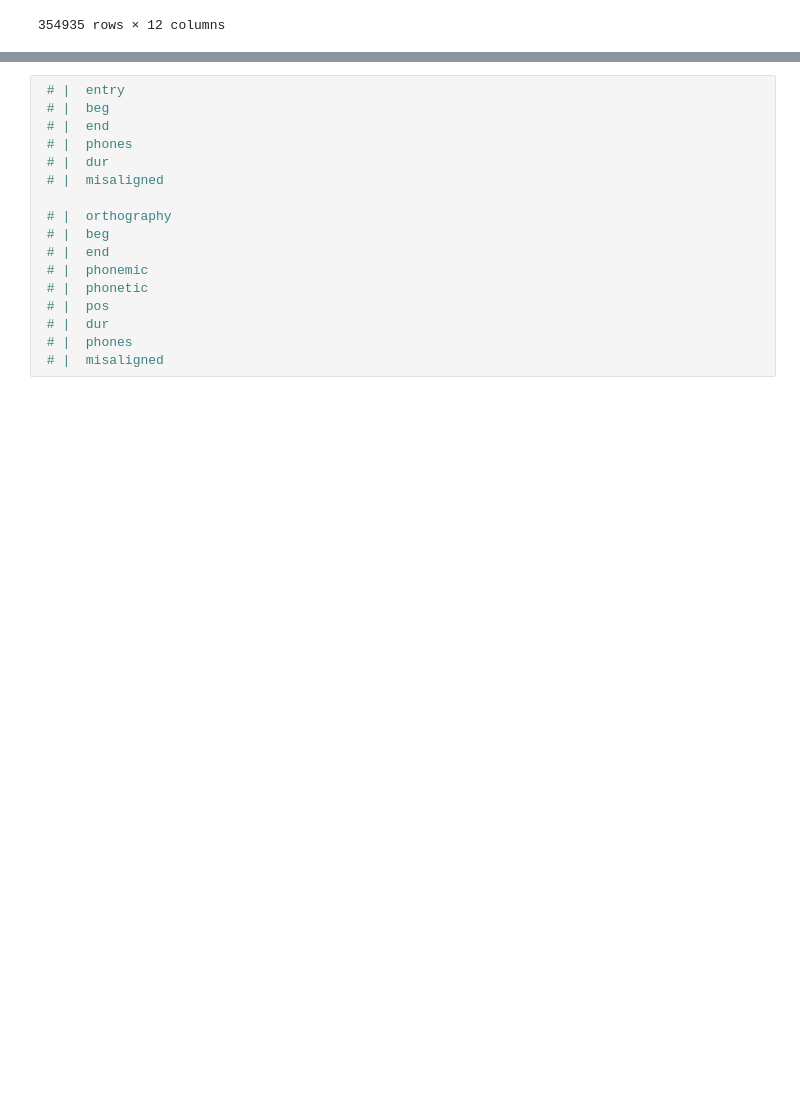
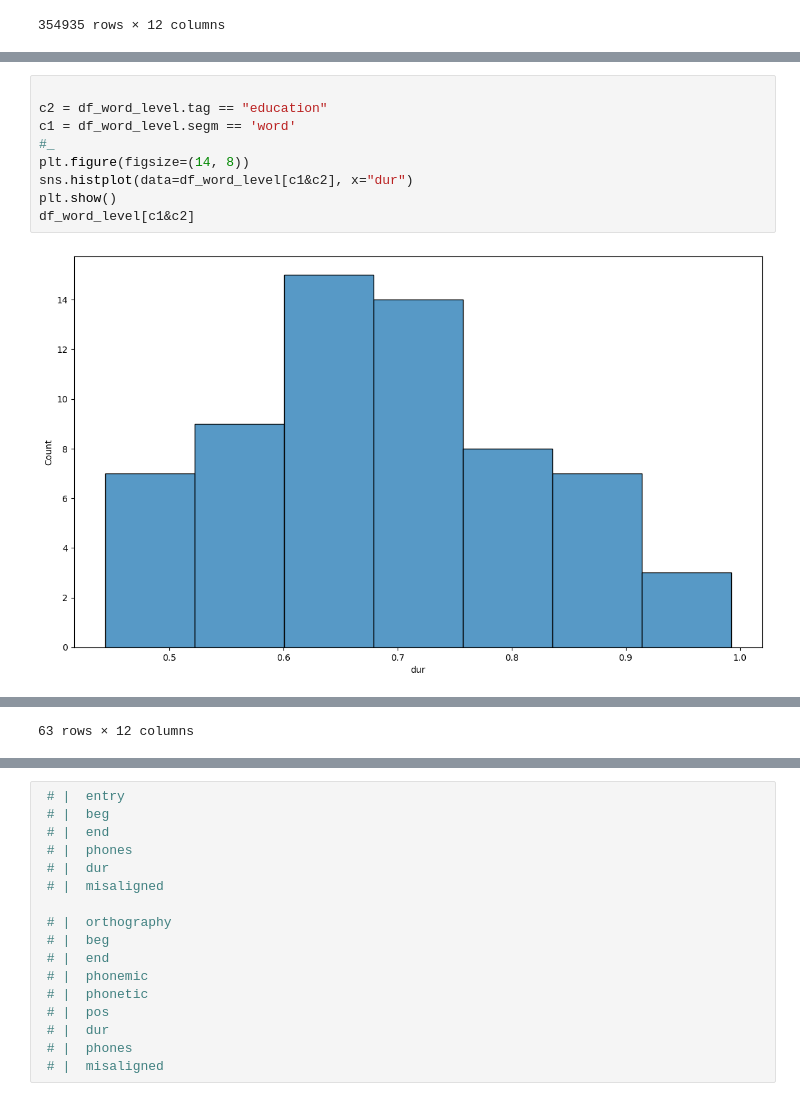
Before and after one commit to fredy-rojas/07_FR_phone, a Jupyter notebook: notebooks/01_data_expl/01_buckeyes/FR01_Buckeye_exploration.ipynb, the cells around one changed output, grey strips where cells are left out. Saved outputs shown, nothing was run; the diff lists cells and outputs as text; blank space fills up the shorter version.

```diff
--- a/notebooks/01_data_expl/01_buckeyes/FR01_Buckeye_exploration.ipynb
+++ b/notebooks/01_data_expl/01_buckeyes/FR01_Buckeye_exploration.ipynb
@@ -629,0 +803,11 @@ df_word_level[c1].head(30)
+# %%
+
+c2 = df_word_level.tag == "education"
+c1 = df_word_level.segm == 'word'
+#_
+plt.figure(figsize=(14, 8))
+sns.histplot(data=df_word_level[c1&c2], x="dur")
+plt.show()
+df_word_level[c1&c2]
+# %% [output]
+[figure, added]
@@ -629,0 +826 @@ df_word_level[c1].head(30)
+63 rows × 12 columns
```
Also changed, not shown: parts of 44 cells of this notebook.
